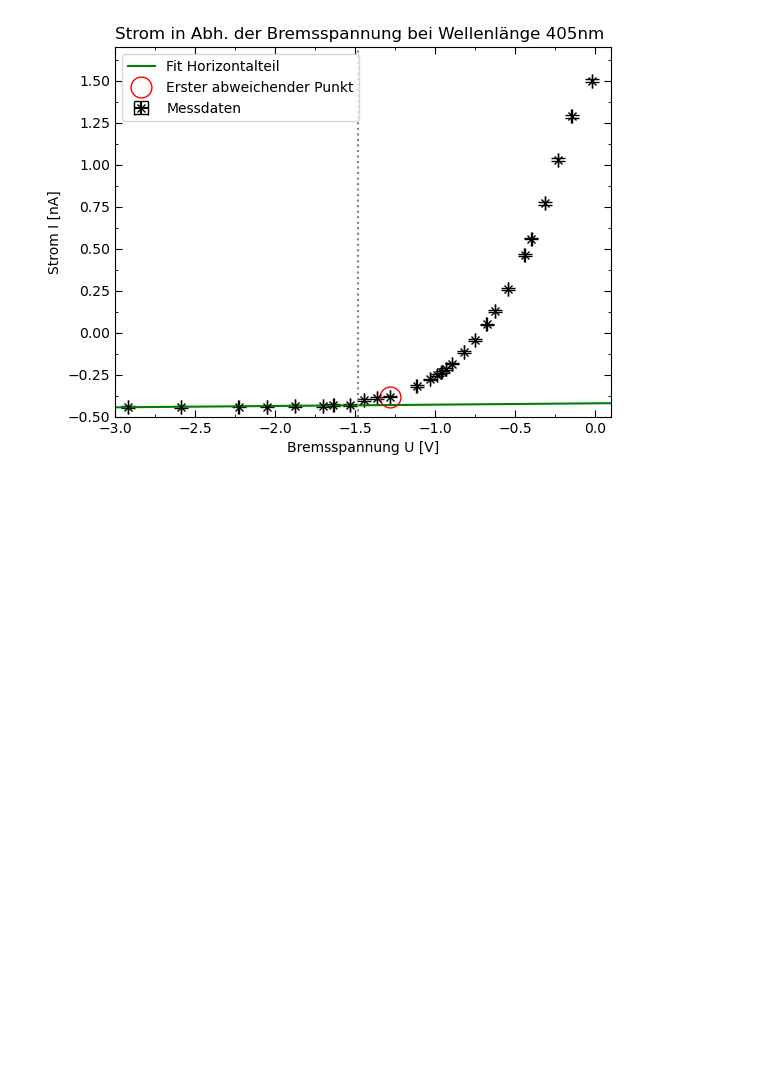
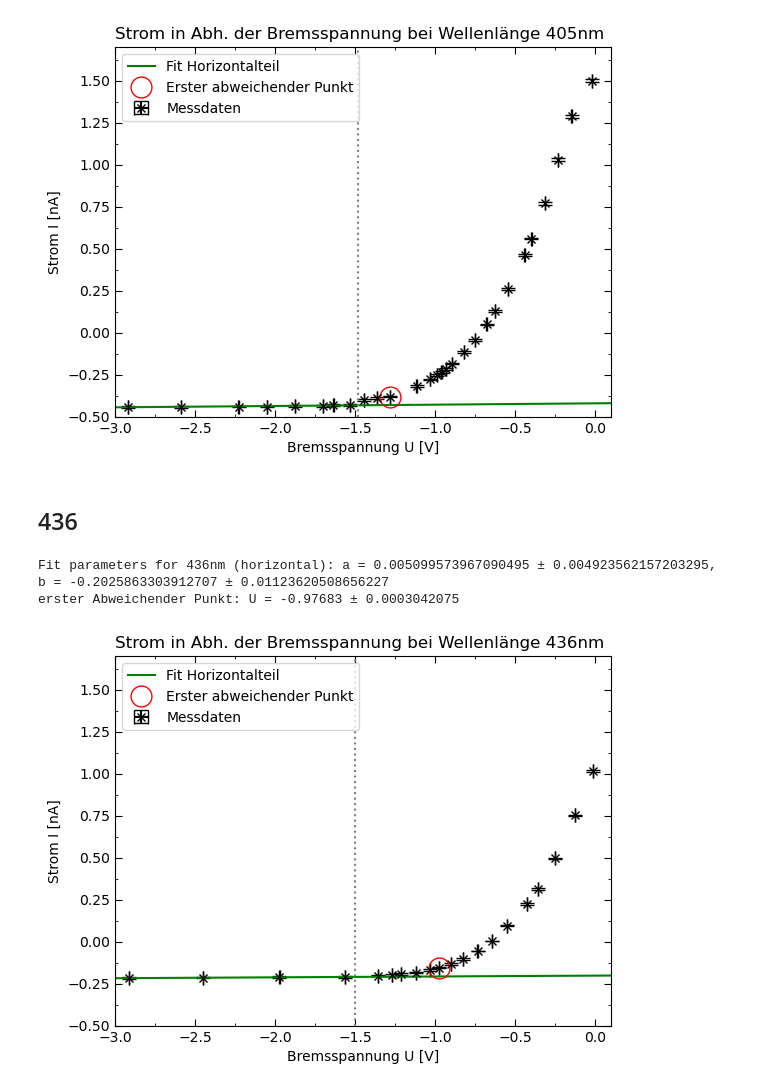
Before and after one commit to Bonsai-Tr33/C-Praktikum, a Jupyter notebook: 45/Evaluation/2.1.ipynb, the cells around one changed output. Drawn from its saved outputs; the diff is of its cells as text; code cells hidden in the pictures; blank space fills up the shorter version.

```diff
--- a/45/Evaluation/2.1.ipynb
+++ b/45/Evaluation/2.1.ipynb
@@ -581,3 +581,54 @@ plt.show() # shows plot every run of the code, used for debugging
 Fit parameters for 405nm (horizontal): a = 0.007932938898082678 ± 0.0038742877769695587, b = -0.42110244557385645 ± 0.00819560227755098
 erster Abweichender Punkt: U = -1.2841 ± 0.000381025
 [figure]
+# %% [markdown]
+## 436
+# %%
+# set fit range
+AP436 = 10
+limH = -1.5
+
+maskH = U436[:, 0] <= limH
+U436H = U436[maskH]
+I436H = I436[maskH]
+
+fit_range = np.linspace(-5, 5, 100)
+
+# Fitting
+params436H, cov436H = opt.curve_fit(lin, [x[0] for x in U436H], [x[0] for x in I436H], sigma=[x[1] for x in I436H], absolute_sigma=True)
+errors436H = np.sqrt(np.diag(cov436H))
+print(f'Fit parameters for 436nm (horizontal): a = {params436H[0]} ± {errors436H[0]}, b = {params436H[1]} ± {errors436H[1]}')
+
+print(f'erster Abweichender Punkt: U = {U436[AP436][0]} ± {U436[AP436][1]}')
+
+
+# plotting
+plt.errorbar([x[0] for x in U436], [x[0] for x in I436],xerr=[x[1] for x in U436], yerr=[x[1] for x in I436 ], capsize=5, label='Messdaten', color='black', marker='x', linestyle='None') # plot with error bars
+plt.plot(fit_range, lin(fit_range, params436H[0], params436H[1]), label='Fit Horizontalteil', color='green') # plot fit line
+plt.axvline(x=limH, color='grey', linestyle=':')
+plt.plot(U436[AP436][0], I436[AP436][0], 'o', markersize=15, markerfacecolor='none', markeredgecolor='red', markeredgewidth=1, label='Erster abweichender Punkt')
+
+
+plt.xlabel('Bremsspannung U [V]')
+plt.ylabel('Strom I [nA]')
+plt.title('Strom in Abh. der Bremsspannung bei Wellenlänge 436nm', loc='left')
+plt.legend(loc='upper left')
+
+# locating and arranging ticks
+plt.gca().yaxis.set_minor_locator(AutoMinorLocator(2))
+plt.gca().xaxis.set_minor_locator(AutoMinorLocator(2))
+plt.tick_params(axis='both', which='minor', direction='in', right=True, top=True)
+plt.tick_params(axis='both', which='major', direction='in', right=True, top=True, length=5)
+
+# limiting and setting plot layout
+plt.ylim(-0.5, 1.7)
+plt.xlim(-3, 0.1)
+# plt.tight_layout()
+
+# plot location
+plt.savefig(img_path / 'Planck436.png')
+plt.show() # shows plot every run of the code, used for debugging
+# %% [output]
+Fit parameters for 436nm (horizontal): a = 0.005099573967090495 ± 0.004923562157203295, b = -0.2025863303912707 ± 0.01123620508656227
+erster Abweichender Punkt: U = -0.97683 ± 0.0003042075
+[figure, added]
```
Also changed, not shown: parts of 7 cells of this notebook, 10 other files.
